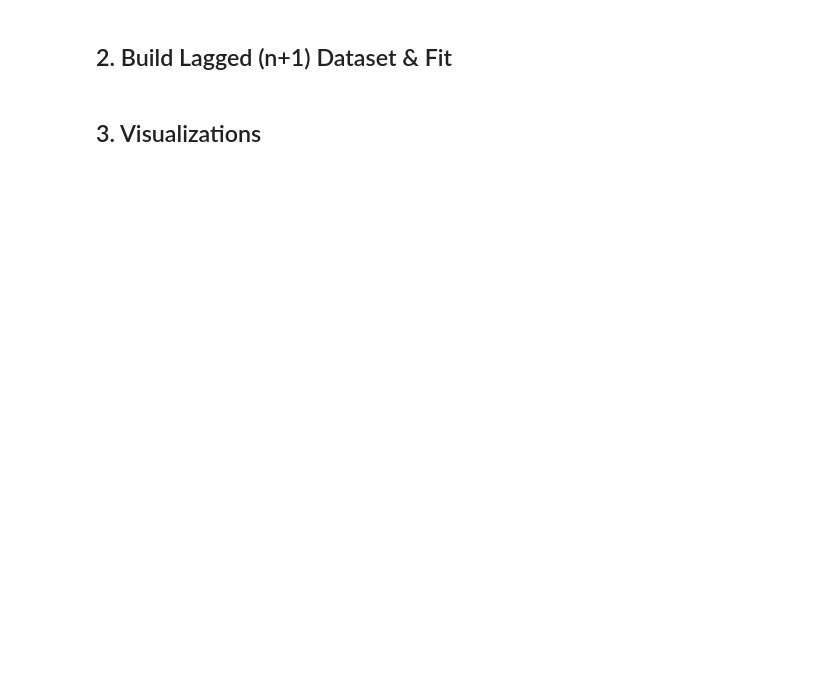
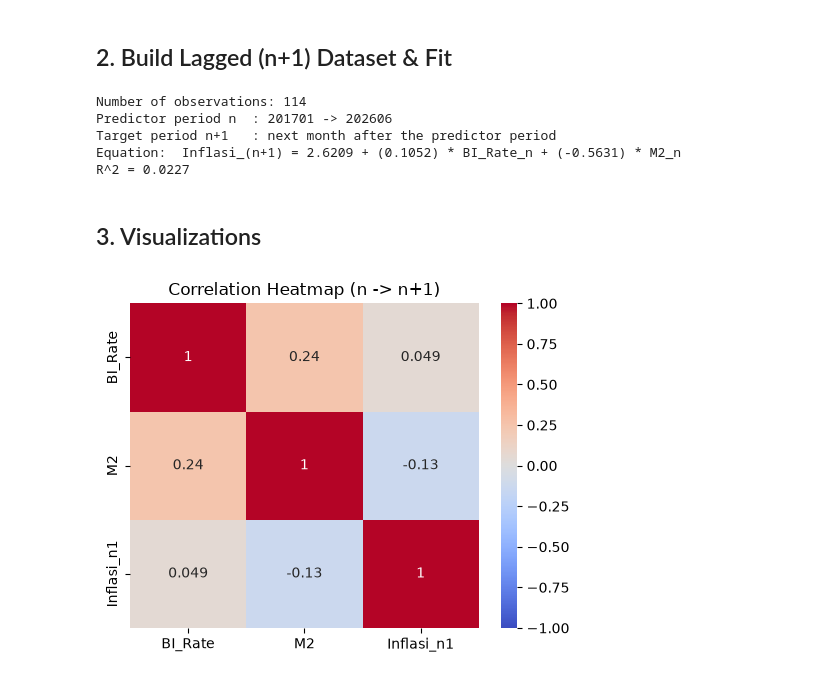
Before and after one commit to thofaa/inflation_YoY_prediction, a Jupyter notebook: Linear_Regression_Model_Nplus1.ipynb, the cells around one changed output. Drawn from its saved outputs; the diff is of its cells as text; code cells hidden in the pictures; blank space fills up the shorter version.

Commit message:
rename column for M2

```diff
--- a/Linear_Regression_Model_Nplus1.ipynb
+++ b/Linear_Regression_Model_Nplus1.ipynb
@@ -19,16 +19,17 @@ inf = pd.DataFrame(json.load(open('./data/Inflation_YoY_2017_2026.json')))
 m2  = pd.DataFrame(json.load(open('./data/M2M1_Norm_2017_2026.json')))
 bi  = pd.DataFrame(json.load(open('./data/BI_Rate_2017_2026.json')))
 
-# --- Inflation: period "Juli 2026" -> year-month ---
+#Inflation: period "Juli 2026" -> year-month
 inf['month'] = inf['Periode'].str.extract(r'([A-Za-z]+)\s+')[0].map(month_map)
 inf['year']  = inf['Periode'].str.extract(r'\S+\s+(\d+)')[0].astype(int)
 inf['ym']    = inf['year'] * 100 + inf['month']
 
-# --- M2: year/month -> year-month (use M2_normalized as the predictor) ---
+#M2: year/month -> year-month, use the min-max NORMALIZED M2 as predictor,
+#renamed to 'M2' (drop the raw M2 so it doesn't shadow the normalized values)
 m2['ym'] = m2['year'] * 100 + m2['month']
-m2 = m2[['ym', 'M2_normalized']]
+m2 = m2[['ym', 'M2_normalized']].rename(columns={'M2_normalized': 'M2'})
 
-# --- BI Rate: decision date "19 Agustus 2026" -> year-month ---
+#BI Rate: decision date "19 Agustus 2026" -> year-month
 bi['month'] = bi['Tanggal'].str.extract(r'\S+\s+([A-Za-z]+)\s+')[0].map(month_map)
 bi['year']  = bi['Tanggal'].str.extract(r'\S+\s+\S+\s+(\d+)')[0].astype(int)
 bi['ym']    = bi['year'] * 100 + bi['month']
@@ -36,7 +37,7 @@ bi['ym']    = bi['year'] * 100 + bi['month']
 # Effective BI Rate for a month = the rate set at the last decision of that month
 bi_rate_monthly = bi.sort_values('ym').groupby('ym')['BI Rate'].last().rename('BI_Rate')
 
-# Merge predictors (BI Rate and M2_normalized) at period n, onto a monthly grid
+# Merge predictors (BI Rate and M2) at period n, onto a monthly grid
 base = pd.DataFrame({'ym': sorted(set(inf['ym']) | set(m2['ym']))})
 df = base.merge(m2, on='ym', how='left').merge(bi_rate_monthly, on='ym', how='left')
 
@@ -58,11 +67,11 @@ from sklearn.metrics import r2_score
 # Target = inflation at period n+1, predicted from predictors at period n.
 # For predictors at ym=n, the target is Inflasi at next_ym(n+1).
 inf_map = inf.set_index('ym')['Inflasi']
-df_p = df.dropna(subset=['BI_Rate', 'M2_normalized']).copy()
+df_p = df.dropna(subset=['BI_Rate', 'M2']).copy()
 df_p['Inflasi_n1'] = df_p['ym'].map(lambda y: inf_map.get(next_ym(y)))
 df_p = df_p.dropna(subset=['Inflasi_n1'])
 
-X = df_p[['BI_Rate', 'M2_normalized']].values
+X = df_p[['BI_Rate', 'M2']].values
 y = df_p['Inflasi_n1'].values
 
 model = LinearRegression().fit(X, y)
@@ -72,38 +81,35 @@ r2 = r2_score(y, model.predict(X))
 print('Number of observations:', len(df_p))
 print('Predictor period n  :', df_p['ym'].min(), '->', df_p['ym'].max())
 print('Target period n+1   : next month after the predictor period')
-print(f'Equation:  Inflasi_(n+1) = {b0:.4f} + ({b1:.4f}) * BI_Rate_n + ({b2:.4f}) * M2_normalized_n')
+print(f'Equation:  Inflasi_(n+1) = {b0:.4f} + ({b1:.4f}) * BI_Rate_n + ({b2:.4f}) * M2_n')
 print(f'R^2 = {r2:.4f}')
+# %% [output]
+Number of observations: 114
+Predictor period n  : 201701 -> 202606
+Target period n+1   : next month after the predictor period
+Equation:  Inflasi_(n+1) = 2.6209 + (0.1052) * BI_Rate_n + (-0.5631) * M2_n
+R^2 = 0.0227
 # %% [markdown]
 ## 3. Visualizations
 # %%
 import matplotlib.pyplot as plt
 import seaborn as sns
 import numpy as np
 
 df_viz = df_p.copy()
 pred = model.predict(X)
 
 plt.rcParams['figure.dpi'] = 100
 
 # 1) Correlation heatmap
 plt.figure(figsize=(5, 4))
-sns.heatmap(df_viz[['BI_Rate', 'M2_normalized', 'Inflasi_n1']].corr(), annot=True,
+sns.heatmap(df_viz[['BI_Rate', 'M2', 'Inflasi_n1']].corr(), annot=True,
             cmap='coolwarm', vmin=-1, vmax=1)
 plt.title('Correlation Heatmap (n -> n+1)')
 plt.tight_layout()
 plt.show()
-
-# 2) Actual vs Predicted
-plt.figure(figsize=(6, 5))
-plt.scatter(y, pred, alpha=0.6)
-lims = [min(y.min(), pred.min()), max(y.max(), pred.max())]
-plt.plot(lims, lims, 'r--')
-plt.xlabel('Actual Inflation (n+1)')
-plt.ylabel('Predicted Inflation')
-plt.title(f'Actual vs Predicted (n+1)  ·  R^2 = {r2:.4f}')
-plt.tight_layout()
-plt.show()
+# %% [output]
+[figure, added]
 # %%
 # 3) 3D scatter + fitted regression plane (2 predictors -> 1 target)
 from mpl_toolkits.mplot3d import Axes3D
```
Also changed, not shown: parts of 3 cells of this notebook.
